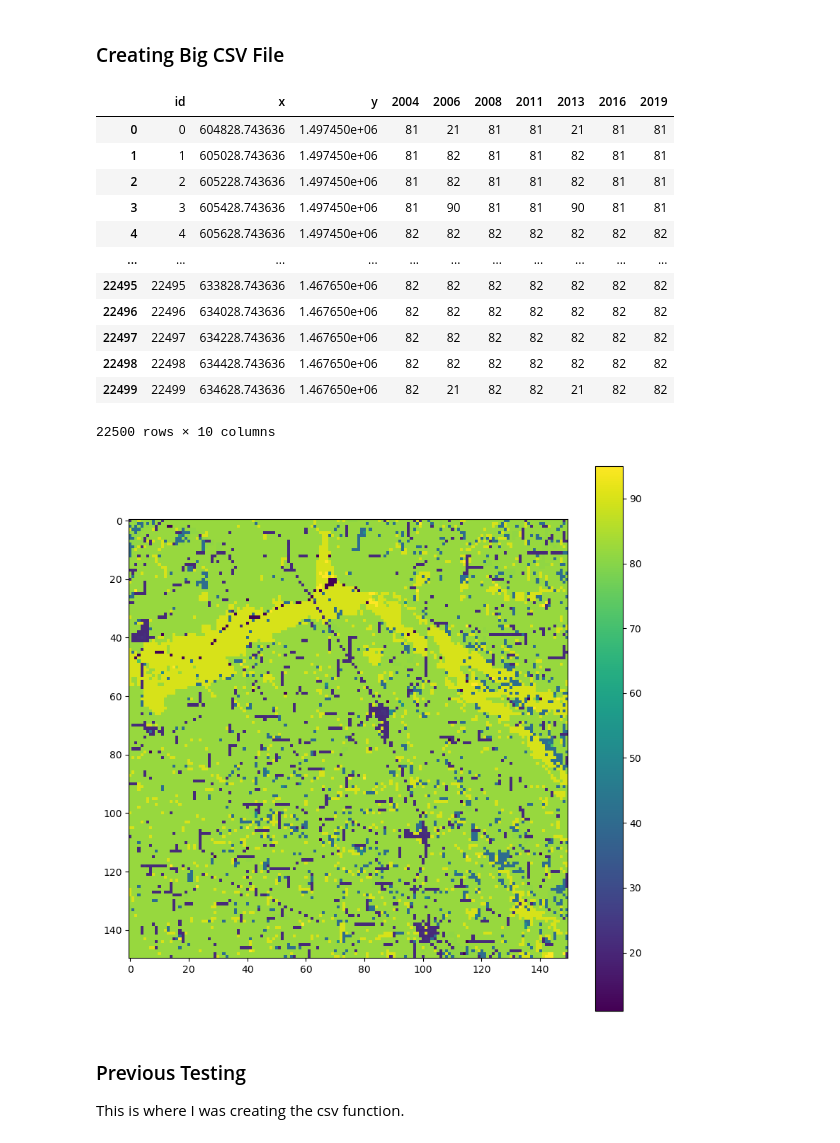
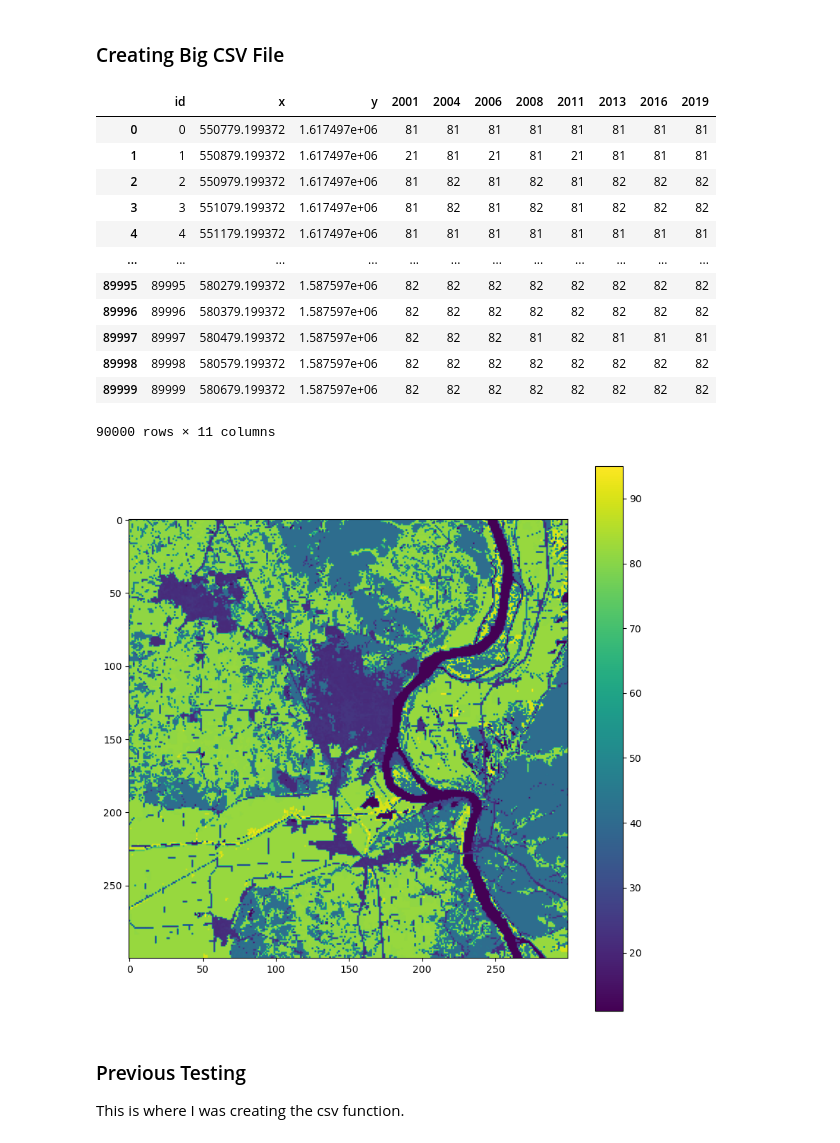
Before and after one commit to VandyDataScience/land-trust, a Jupyter notebook: 12-gdal-preprocessing.ipynb, the cells around one changed output. Drawn from its saved outputs; the diff is of its cells as text; code cells hidden in the pictures.

```diff
--- a/12-gdal-preprocessing.ipynb
+++ b/12-gdal-preprocessing.ipynb
@@ -60,6 +60,7 @@ def create_stats(files, resolution=100, xoff=8000, yoff=8000, size=1000):
     df_01 = preprocess(files[0], years[0], resolution=resolution, xoff=xoff, yoff=yoff, size=size)
     df_01['id'] = df_01.index
     frames = [df_01['id'], df_01['x'], df_01['y']]
+    frames.append(df_01[str(years[0])])
     for i in range(1,8):
         df = preprocess(files[i], years[i], resolution=resolution, xoff=xoff, yoff=yoff, size=size)
         frames.append(df[str(years[i])])
@@ -72,22 +73,22 @@ def create_stats(files, resolution=100, xoff=8000, yoff=8000, size=1000):
 #Columns: 35165
 #Rows: 17975
 # %%
-create_stats(files, resolution=200, xoff=8000, yoff=8000)
+create_stats(files, resolution=100, xoff=6200, yoff=4000)
 # %% [output]
-|  | id | x | y | 2004 | 2006 | 2008 | 2011 | 2013 | 2016 | 2019 |
-| 0 | 0 | 604828.743636 | 1.497450e+06 | 81 | 21 | 81 | 81 | 21 | 81 | 81 |
-| 1 | 1 | 605028.743636 | 1.497450e+06 | 81 | 82 | 81 | 81 | 82 | 81 | 81 |
-| 2 | 2 | 605228.743636 | 1.497450e+06 | 81 | 82 | 81 | 81 | 82 | 81 | 81 |
-| 3 | 3 | 605428.743636 | 1.497450e+06 | 81 | 90 | 81 | 81 | 90 | 81 | 81 |
-| 4 | 4 | 605628.743636 | 1.497450e+06 | 82 | 82 | 82 | 82 | 82 | 82 | 82 |
-| ... | ... | ... | ... | ... | ... | ... | ... | ... | ... | ... |
-| 22495 | 22495 | 633828.743636 | 1.467650e+06 | 82 | 82 | 82 | 82 | 82 | 82 | 82 |
-| 22496 | 22496 | 634028.743636 | 1.467650e+06 | 82 | 82 | 82 | 82 | 82 | 82 | 82 |
-| 22497 | 22497 | 634228.743636 | 1.467650e+06 | 82 | 82 | 82 | 82 | 82 | 82 | 82 |
-| 22498 | 22498 | 634428.743636 | 1.467650e+06 | 82 | 82 | 82 | 82 | 82 | 82 | 82 |
-| 22499 | 22499 | 634628.743636 | 1.467650e+06 | 82 | 21 | 82 | 82 | 21 | 82 | 82 |
+|  | id | x | y | 2001 | 2004 | 2006 | 2008 | 2011 | 2013 | 2016 | 2019 |
+| 0 | 0 | 550779.199372 | 1.617497e+06 | 81 | 81 | 81 | 81 | 81 | 81 | 81 | 81 |
+| 1 | 1 | 550879.199372 | 1.617497e+06 | 21 | 81 | 21 | 81 | 21 | 81 | 81 | 81 |
+| 2 | 2 | 550979.199372 | 1.617497e+06 | 81 | 82 | 81 | 82 | 81 | 82 | 82 | 82 |
+| 3 | 3 | 551079.199372 | 1.617497e+06 | 81 | 82 | 81 | 82 | 81 | 82 | 82 | 82 |
+| 4 | 4 | 551179.199372 | 1.617497e+06 | 81 | 81 | 81 | 81 | 81 | 81 | 81 | 81 |
+| ... | ... | ... | ... | ... | ... | ... | ... | ... | ... | ... | ... |
+| 89995 | 89995 | 580279.199372 | 1.587597e+06 | 82 | 82 | 82 | 82 | 82 | 82 | 82 | 82 |
+| 89996 | 89996 | 580379.199372 | 1.587597e+06 | 82 | 82 | 82 | 82 | 82 | 82 | 82 | 82 |
+| 89997 | 89997 | 580479.199372 | 1.587597e+06 | 82 | 82 | 82 | 81 | 82 | 81 | 81 | 81 |
+| 89998 | 89998 | 580579.199372 | 1.587597e+06 | 82 | 82 | 82 | 82 | 82 | 82 | 82 | 82 |
+| 89999 | 89999 | 580679.199372 | 1.587597e+06 | 82 | 82 | 82 | 82 | 82 | 82 | 82 | 82 |
-22500 rows × 10 columns
+90000 rows × 11 columns
-[figure, old version]
+[figure, new version]
 # %% [markdown]
 ### Previous Testing
 
```
Also changed, not shown: 1 other file.
